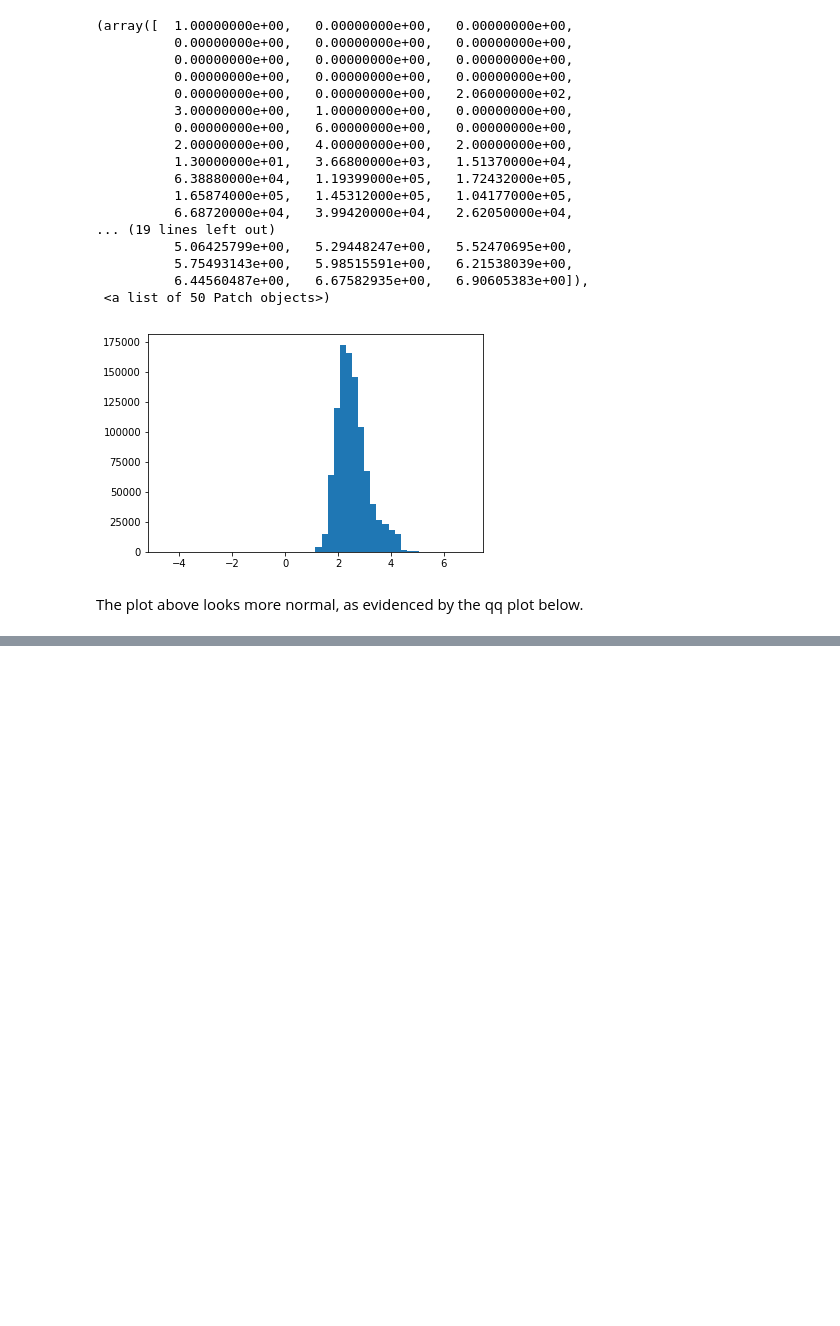
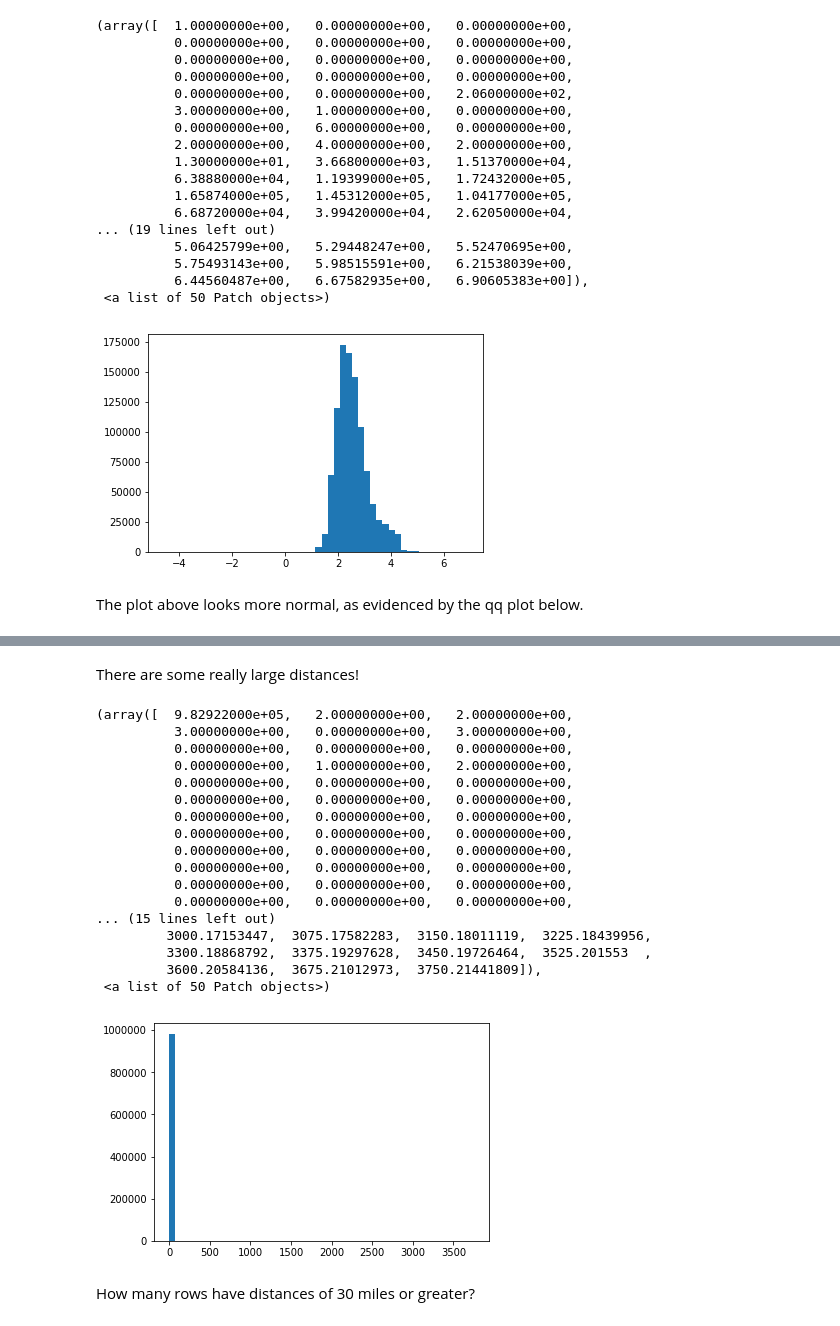
Before and after one commit to ComputAni/PDS-Price-Predictor, a Jupyter notebook: exploratory_data_analysis.ipynb, the cells around one changed output, grey strips where cells are left out. Drawn from its saved outputs; the diff is of its cells as text; code cells hidden in the pictures; blank space fills up the shorter version.

```diff
--- a/exploratory_data_analysis.ipynb
+++ b/exploratory_data_analysis.ipynb
@@ -89,0 +154,25 @@ stats.probplot(np.log(cab_data["total_amount"]), dist="norm", plot=plt)
+# %% [markdown]
+There are some really large distances!
+# %%
+plt.hist(cab_data["distance"], bins=50)
+# %% [output]
+(array([  9.82922000e+05,   2.00000000e+00,   2.00000000e+00,
+          3.00000000e+00,   0.00000000e+00,   3.00000000e+00,
+          0.00000000e+00,   0.00000000e+00,   0.00000000e+00,
+          0.00000000e+00,   1.00000000e+00,   2.00000000e+00,
+          0.00000000e+00,   0.00000000e+00,   0.00000000e+00,
+          0.00000000e+00,   0.00000000e+00,   0.00000000e+00,
+          0.00000000e+00,   0.00000000e+00,   0.00000000e+00,
+          0.00000000e+00,   0.00000000e+00,   0.00000000e+00,
+          0.00000000e+00,   0.00000000e+00,   0.00000000e+00,
+          0.00000000e+00,   0.00000000e+00,   0.00000000e+00,
+          0.00000000e+00,   0.00000000e+00,   0.00000000e+00,
+          0.00000000e+00,   0.00000000e+00,   0.00000000e+00,
+... (15 lines left out)
+         3000.17153447,  3075.17582283,  3150.18011119,  3225.18439956,
+         3300.18868792,  3375.19297628,  3450.19726464,  3525.201553  ,
+         3600.20584136,  3675.21012973,  3750.21441809]),
+ <a list of 50 Patch objects>)
+[figure, added]
+# %% [markdown]
+How many rows have distances of 30 miles or greater?
```
Also changed, not shown: parts of 39 cells of this notebook.
